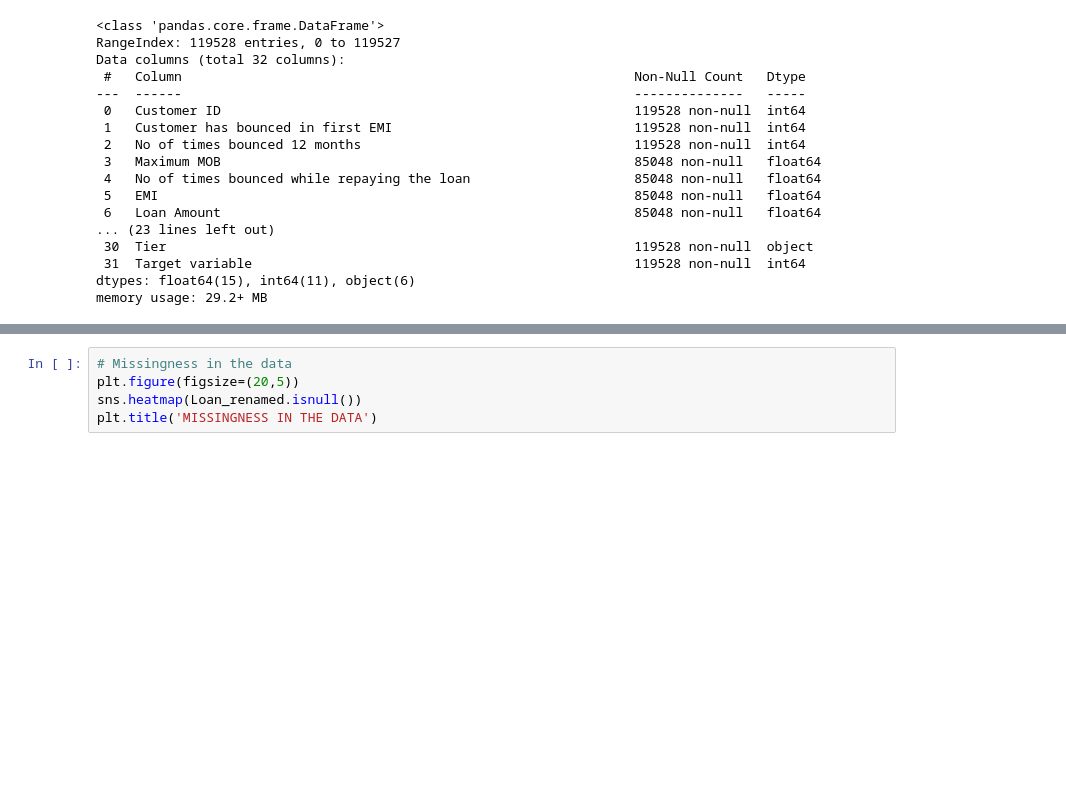
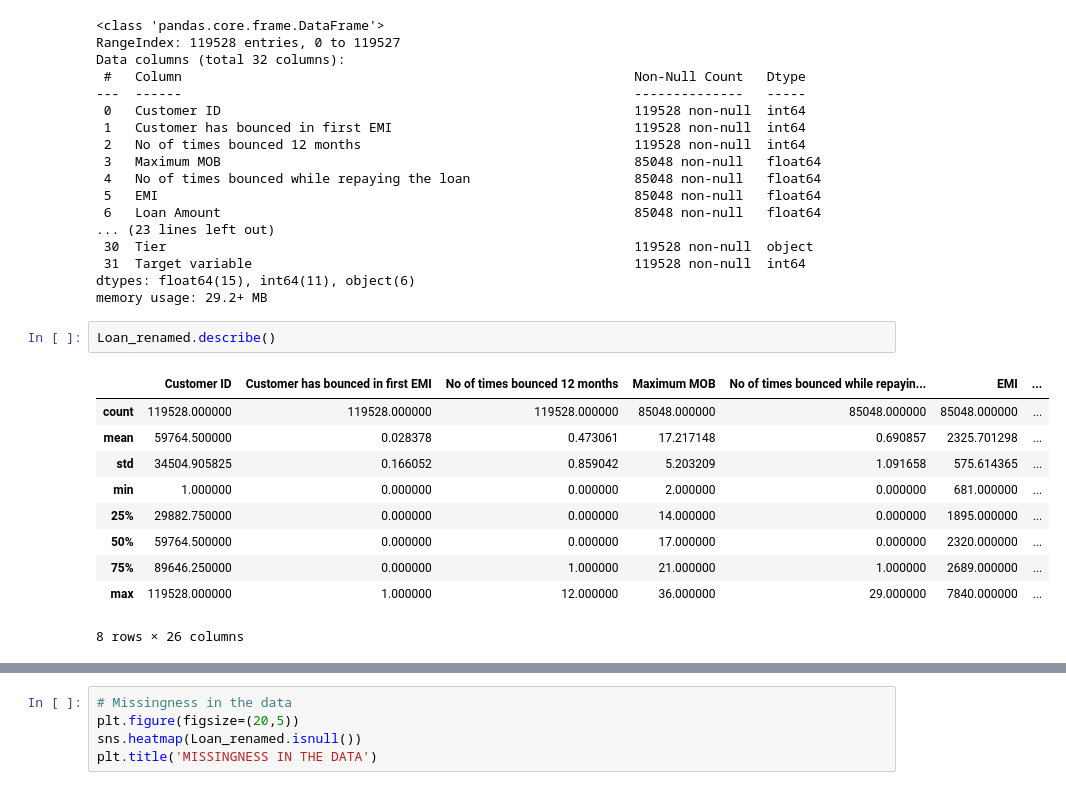
Before and after one commit to memmar1/Machine-Learning, a Jupyter notebook: Machine_Learning/03. week3_Project/Credit_risk_modeling.ipynb, the cells around one changed output, grey strips where cells are left out. Saved outputs shown, nothing was run; the diff lists cells and outputs as text; blank space fills up the shorter version.

```diff
--- a/Machine_Learning/03. week3_Project/Credit_risk_modeling.ipynb
+++ b/Machine_Learning/03. week3_Project/Credit_risk_modeling.ipynb
@@ -113,3 +125,16 @@ Data columns (total 32 columns):
  31  Target variable                                                 119528 non-null  int64
 dtypes: float64(15), int64(11), object(6)
 memory usage: 29.2+ MB
+# %%
+Loan_renamed.describe()
+# %% [output]
+|  | Customer ID | Customer has bounced in first EMI | No of times bounced 12 months | Maximum MOB | No of times bounced while repayin... | EMI | ... |
+| count | 119528.000000 | 119528.000000 | 119528.000000 | 85048.000000 | 85048.000000 | 85048.000000 | ... |
+| mean | 59764.500000 | 0.028378 | 0.473061 | 17.217148 | 0.690857 | 2325.701298 | ... |
+| std | 34504.905825 | 0.166052 | 0.859042 | 5.203209 | 1.091658 | 575.614365 | ... |
+| min | 1.000000 | 0.000000 | 0.000000 | 2.000000 | 0.000000 | 681.000000 | ... |
+| 25% | 29882.750000 | 0.000000 | 0.000000 | 14.000000 | 0.000000 | 1895.000000 | ... |
+| 50% | 59764.500000 | 0.000000 | 0.000000 | 17.000000 | 0.000000 | 2320.000000 | ... |
+| 75% | 89646.250000 | 0.000000 | 1.000000 | 21.000000 | 1.000000 | 2689.000000 | ... |
+| max | 119528.000000 | 1.000000 | 12.000000 | 36.000000 | 29.000000 | 7840.000000 | ... |
+8 rows × 26 columns
```
Also changed, not shown: parts of 62 cells of this notebook.
